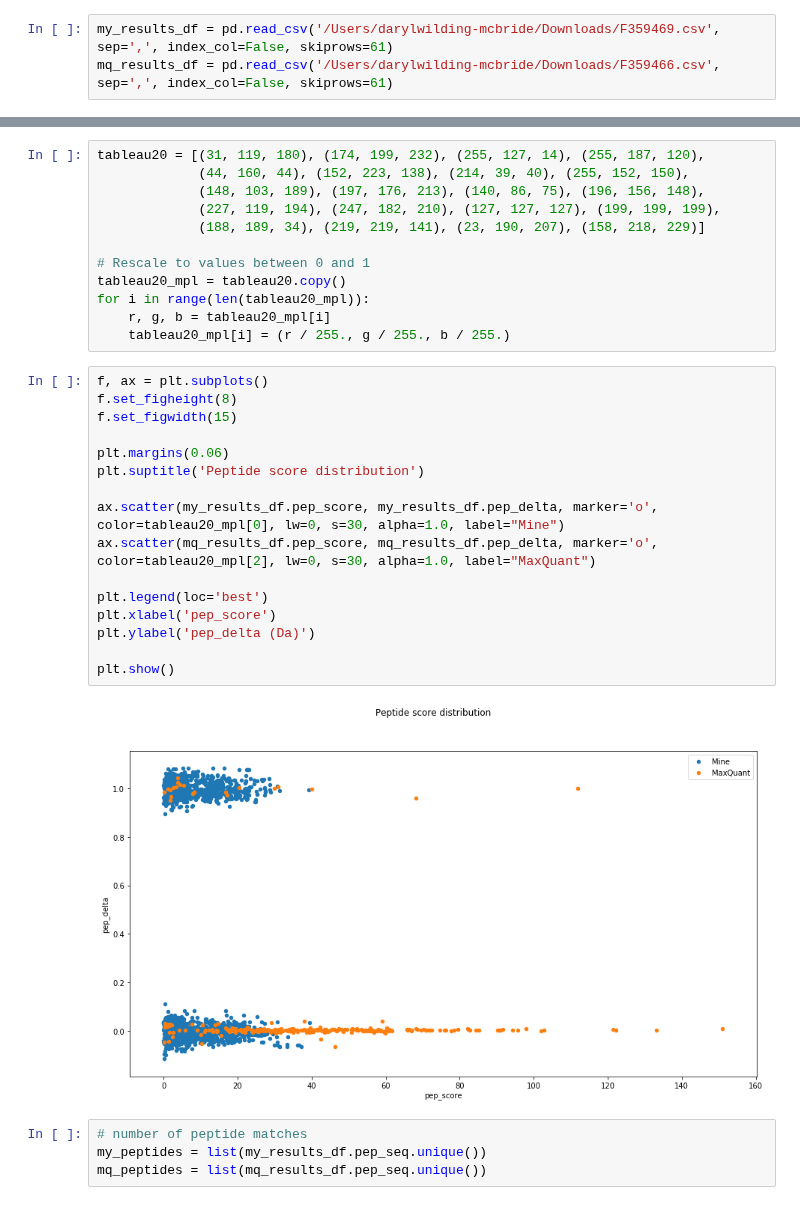
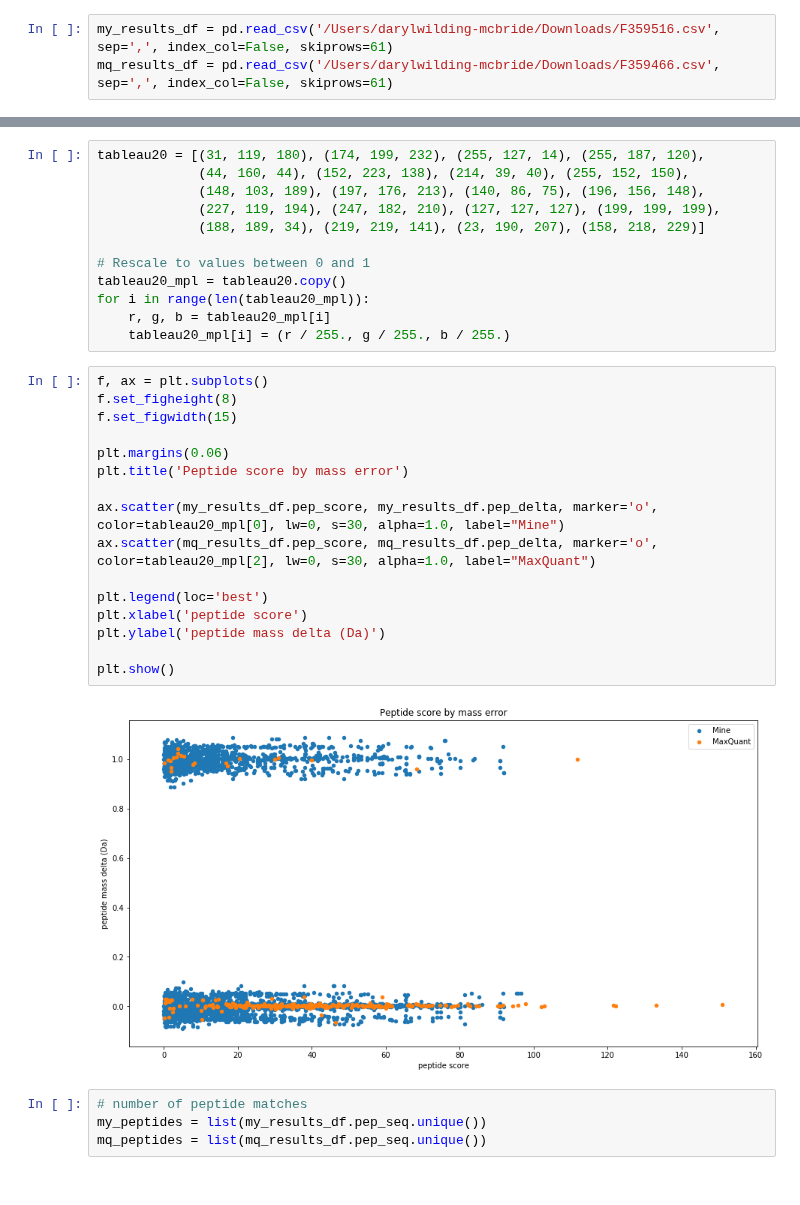
Before and after one commit to WEHI-Proteomics/tfde, a Jupyter notebook: notebooks/analyse Mascot search results.ipynb, the cells around one changed output, grey strips where cells are left out. Saved outputs shown, nothing was run; the diff lists cells and outputs as text.

```diff
--- a/notebooks/analyse Mascot search results.ipynb
+++ b/notebooks/analyse Mascot search results.ipynb
@@ -4,5 +4,5 @@ import numpy as np
 import sys
 import matplotlib.pyplot as plt
 # %%
-my_results_df = pd.read_csv('/Users/darylwilding-mcbride/Downloads/F359469.csv', sep=',', index_col=False, skiprows=61)
+my_results_df = pd.read_csv('/Users/darylwilding-mcbride/Downloads/F359516.csv', sep=',', index_col=False, skiprows=61)
 mq_results_df = pd.read_csv('/Users/darylwilding-mcbride/Downloads/F359466.csv', sep=',', index_col=False, skiprows=61)
@@ -64,21 +39,21 @@ for i in range(len(tableau20_mpl)):
 # %%
 f, ax = plt.subplots()
 f.set_figheight(8)
 f.set_figwidth(15)
 
 plt.margins(0.06)
-plt.suptitle('Peptide score distribution')
+plt.title('Peptide score by mass error')
 
 ax.scatter(my_results_df.pep_score, my_results_df.pep_delta, marker='o', color=tableau20_mpl[0], lw=0, s=30, alpha=1.0, label="Mine")
 ax.scatter(mq_results_df.pep_score, mq_results_df.pep_delta, marker='o', color=tableau20_mpl[2], lw=0, s=30, alpha=1.0, label="MaxQuant")
 
 plt.legend(loc='best')
-plt.xlabel('pep_score')
-plt.ylabel('pep_delta (Da)')
+plt.xlabel('peptide score')
+plt.ylabel('peptide mass delta (Da)')
 
 plt.show()
 # %% [output]
-[figure, old version]
+[figure, new version]
 # %%
 # number of peptide matches
 my_peptides = list(my_results_df.pep_seq.unique())
```
Also changed, not shown: parts of 6 cells of this notebook.
